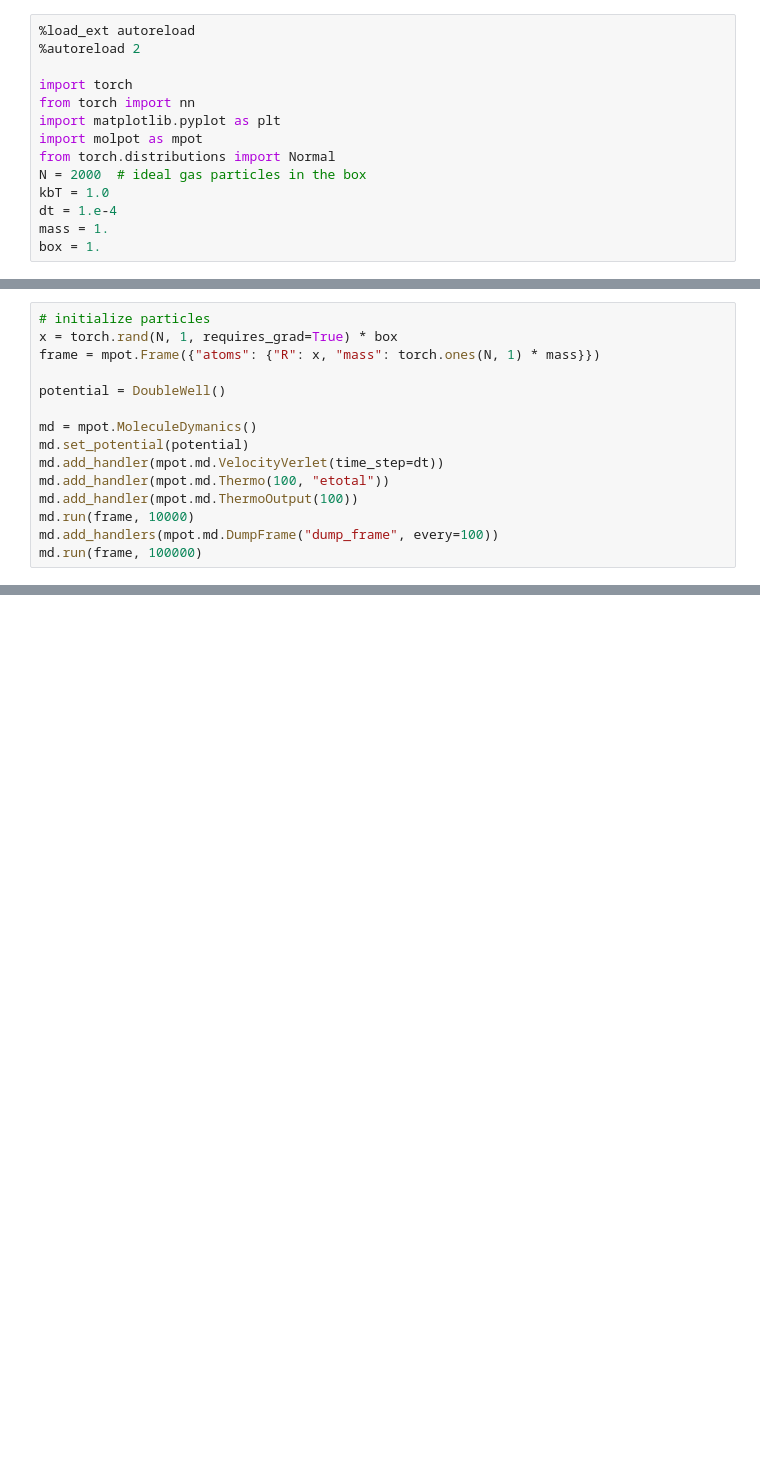
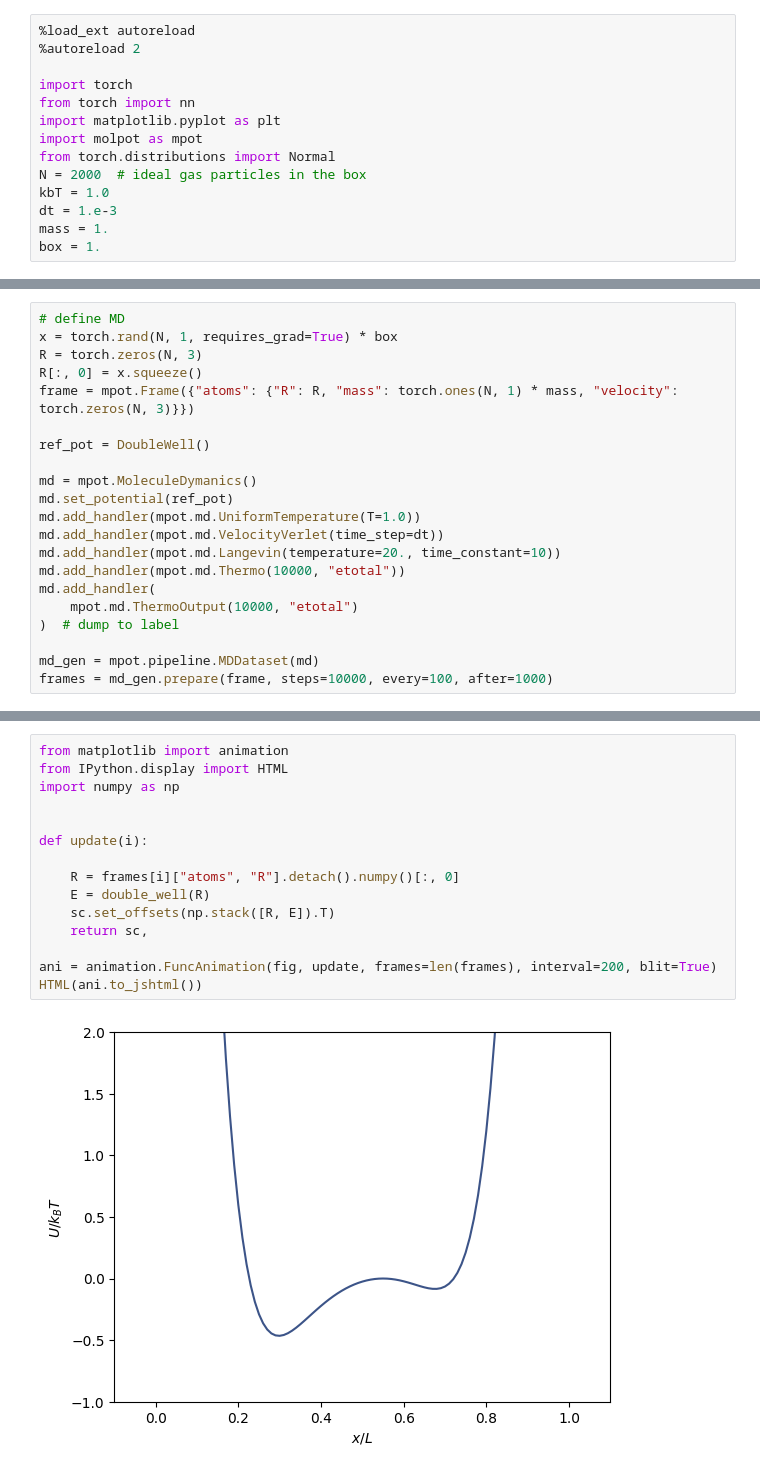
Before and after one commit to MolCrafts/molpot, a Jupyter notebook: tutorials/4_reweighting.ipynb, the cells around one changed output, grey strips where cells are left out. Cells and saved outputs as stored; diff of their text form; blank space fills up the shorter version.

```diff
--- a/tutorials/4_reweighting.ipynb
+++ b/tutorials/4_reweighting.ipynb
@@ -9,6 +9,6 @@ import molpot as mpot
 from torch.distributions import Normal
 N = 2000  # ideal gas particles in the box
 kbT = 1.0
-dt = 1.e-4
+dt = 1.e-3
 mass = 1.
 box = 1.
@@ -48,15 +185,21 @@ fig, ax = plot_1d_over_x(
 # %%
-# initialize particles
+# define MD
 x = torch.rand(N, 1, requires_grad=True) * box
-frame = mpot.Frame({"atoms": {"R": x, "mass": torch.ones(N, 1) * mass}})
+R = torch.zeros(N, 3)
+R[:, 0] = x.squeeze()
+frame = mpot.Frame({"atoms": {"R": R, "mass": torch.ones(N, 1) * mass, "velocity": torch.zeros(N, 3)}})
 
-potential = DoubleWell()
+ref_pot = DoubleWell()
 
 md = mpot.MoleculeDymanics()
-md.set_potential(potential)
+md.set_potential(ref_pot)
+md.add_handler(mpot.md.UniformTemperature(T=1.0))
 md.add_handler(mpot.md.VelocityVerlet(time_step=dt))
-md.add_handler(mpot.md.Thermo(100, "etotal"))
-md.add_handler(mpot.md.ThermoOutput(100))
-md.run(frame, 10000)
-md.add_handlers(mpot.md.DumpFrame("dump_frame", every=100))
-md.run(frame, 100000)
+md.add_handler(mpot.md.Langevin(temperature=20., time_constant=10))
+md.add_handler(mpot.md.Thermo(10000, "etotal"))
+md.add_handler(
+    mpot.md.ThermoOutput(10000, "etotal")
+)  # dump to label
+
+md_gen = mpot.pipeline.MDDataset(md)
+frames = md_gen.prepare(frame, steps=10000, every=100, after=1000)
@@ -62,0 +208,17 @@ md.run(frame, 100000)
+# %%
+from matplotlib import animation
+from IPython.display import HTML
+import numpy as np
+
+
+def update(i):
+
+    R = frames[i]["atoms", "R"].detach().numpy()[:, 0]
+    E = double_well(R)
+    sc.set_offsets(np.stack([R, E]).T)
+    return sc,
+
+ani = animation.FuncAnimation(fig, update, frames=len(frames), interval=200, blit=True)
+HTML(ani.to_jshtml())
+# %% [output]
+[figure, added]
```
Also changed, not shown: parts of 15 cells of this notebook, 30 other files.
